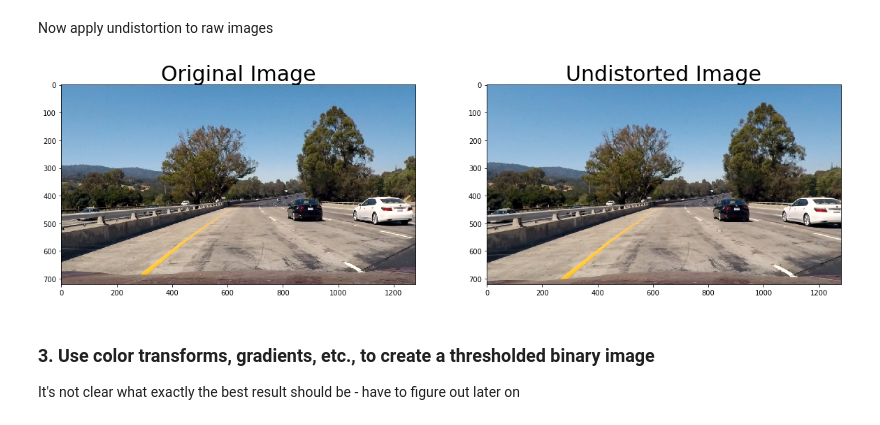
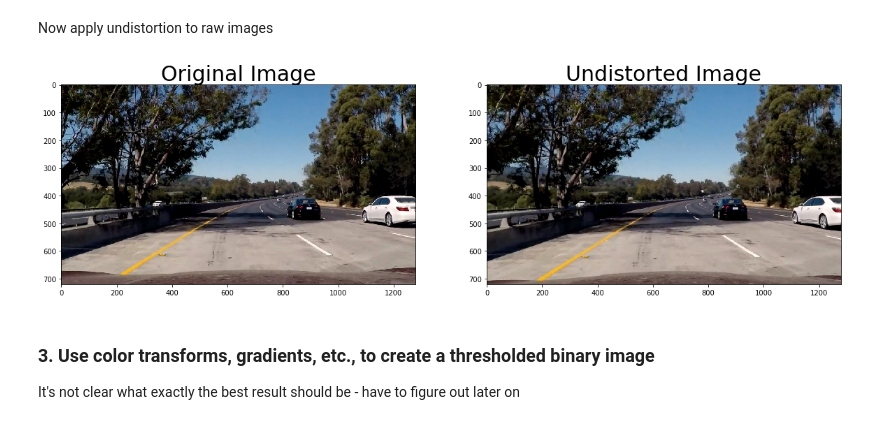
Before and after one commit to ek8203/CarND-Advanced-Lane-Lines, a Jupyter notebook: advanced_lane_finding.ipynb, the cells around one changed output. Cells and saved outputs as stored; diff of their text form; code cells hidden in the pictures.

```diff
--- a/advanced_lane_finding.ipynb
+++ b/advanced_lane_finding.ipynb
@@ -27,12 +94,4 @@ Then, calibrate, calculate distortion coefficients. The camera calibration matri
 # %%
-import numpy as np
-import cv2
-import glob
-import pickle
-import matplotlib.pyplot as plt
-#%matplotlib qt
-%matplotlib inline
-
 # number of inside corners in x and y
 nx = 9
 ny = 6
@@ -87,6 +146,8 @@ img_size = (img.shape[1], img.shape[0])
 ret, mtx, dist, rvecs, tvecs = cv2.calibrateCamera(objpoints, imgpoints, img_size, None, None)
 
 # Save the camera calibration result for later use (we won't worry about rvecs / tvecs)
+line.mtx = mtx
+line.dist = dist
 dist_pickle = {}
 dist_pickle["mtx"] = mtx
 dist_pickle["dist"] = dist
@@ -170,16 +232,16 @@ plt.close(figure)    # close the figure
 Now apply undistortion to raw images
 # %%
 # Test on a raw test image
-image = cv2.imread('test_images/test1.jpg')
+image = cv2.imread('test_images/test5.jpg')
 image = cv2.cvtColor(image, cv2.COLOR_BGR2RGB)
-undist = undistort(image, "camera_cal/dist_pickle.p")
+undist = cv2.undistort(image, line.mtx, line.dist, None, line.mtx)
 
 # Visualize undistortion
 figure = plt_two(image, undist, 'Original Image', 'Undistorted Image')
 figure.savefig('output_images/test_undistortion.jpg')   # save the figure to file
 plt.close(figure)    # close the figure
 # %% [output]
-[figure, old version]
+[figure, new version]
 # %% [markdown]
 ### 3. Use color transforms, gradients, etc., to create a thresholded binary image
 
```
Also changed, not shown: parts of 24 cells of this notebook.
